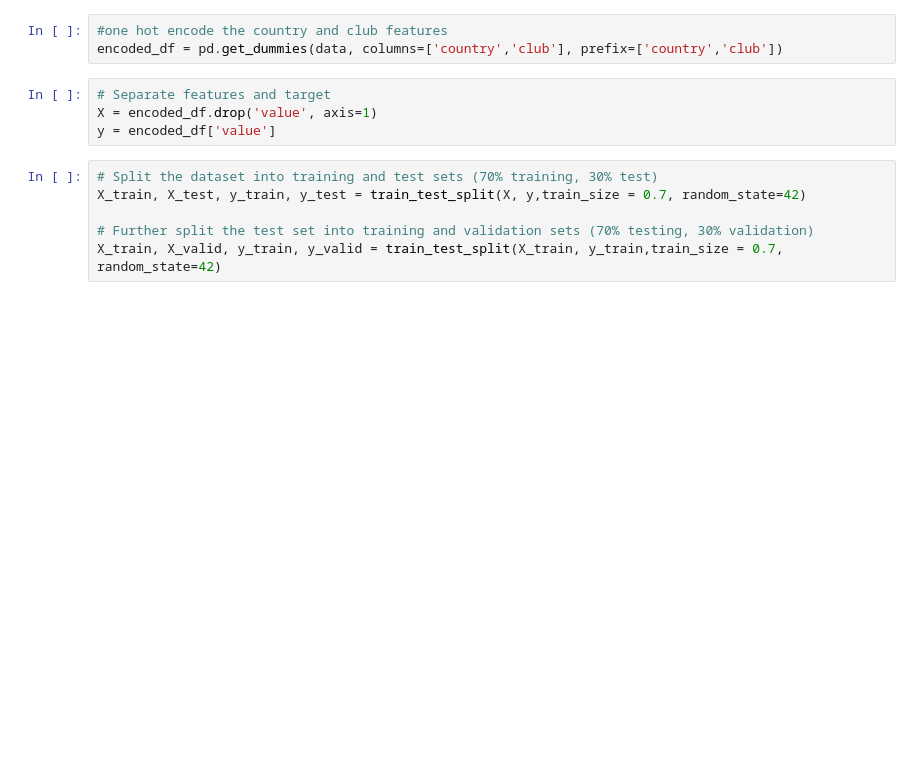
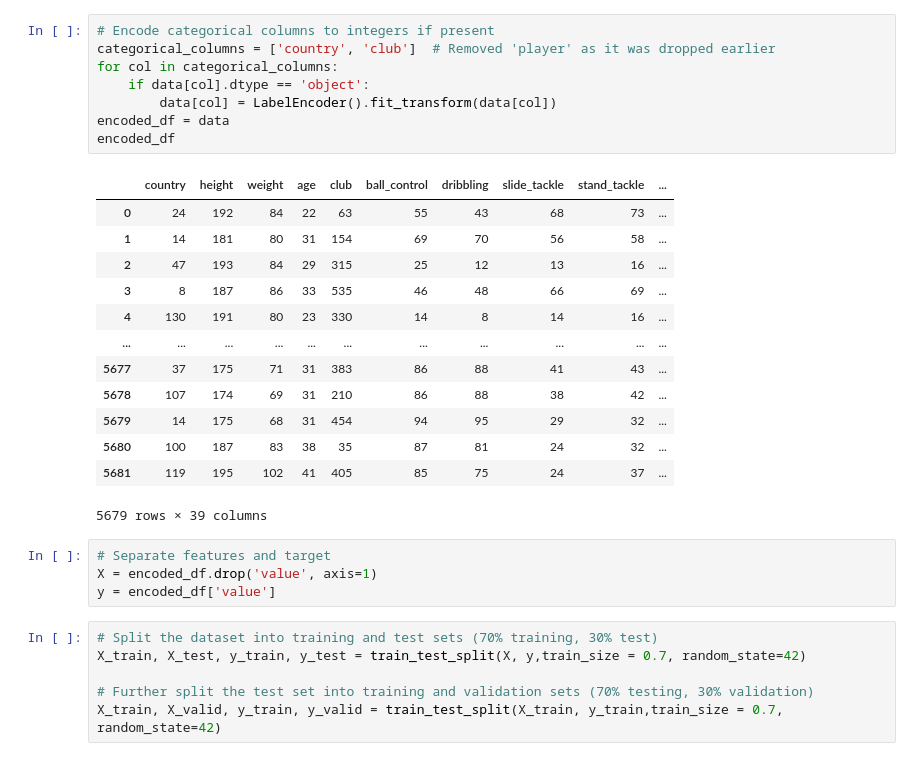
Before and after one commit to mAbdulM/AIprojectCW, a Jupyter notebook: python/DecisionTreeModel.ipynb, the cells around one changed output. Cells and saved outputs as stored; diff of their text form; blank space fills up the shorter version.

```diff
--- a/python/DecisionTreeModel.ipynb
+++ b/python/DecisionTreeModel.ipynb
@@ -71,6 +59,25 @@ data
 # %%
-#one hot encode the country and club features
-encoded_df = pd.get_dummies(data, columns=['country','club'], prefix=['country','club'])
+# Encode categorical columns to integers if present
+categorical_columns = ['country', 'club']  # Removed 'player' as it was dropped earlier
+for col in categorical_columns:
+    if data[col].dtype == 'object':
+        data[col] = LabelEncoder().fit_transform(data[col])
+encoded_df = data
+encoded_df
+# %% [output]
+|  | country | height | weight | age | club | ball_control | dribbling | slide_tackle | stand_tackle | ... |
+| 0 | 24 | 192 | 84 | 22 | 63 | 55 | 43 | 68 | 73 | ... |
+| 1 | 14 | 181 | 80 | 31 | 154 | 69 | 70 | 56 | 58 | ... |
+| 2 | 47 | 193 | 84 | 29 | 315 | 25 | 12 | 13 | 16 | ... |
+| 3 | 8 | 187 | 86 | 33 | 535 | 46 | 48 | 66 | 69 | ... |
+| 4 | 130 | 191 | 80 | 23 | 330 | 14 | 8 | 14 | 16 | ... |
+| ... | ... | ... | ... | ... | ... | ... | ... | ... | ... | ... |
+| 5677 | 37 | 175 | 71 | 31 | 383 | 86 | 88 | 41 | 43 | ... |
+| 5678 | 107 | 174 | 69 | 31 | 210 | 86 | 88 | 38 | 42 | ... |
+| 5679 | 14 | 175 | 68 | 31 | 454 | 94 | 95 | 29 | 32 | ... |
+| 5680 | 100 | 187 | 83 | 38 | 35 | 87 | 81 | 24 | 32 | ... |
+| 5681 | 119 | 195 | 102 | 41 | 405 | 85 | 75 | 24 | 37 | ... |
+5679 rows × 39 columns
 # %%
 # Separate features and target
 X = encoded_df.drop('value', axis=1)
```
Also changed, not shown: parts of 9 cells of this notebook, 1 other file.
